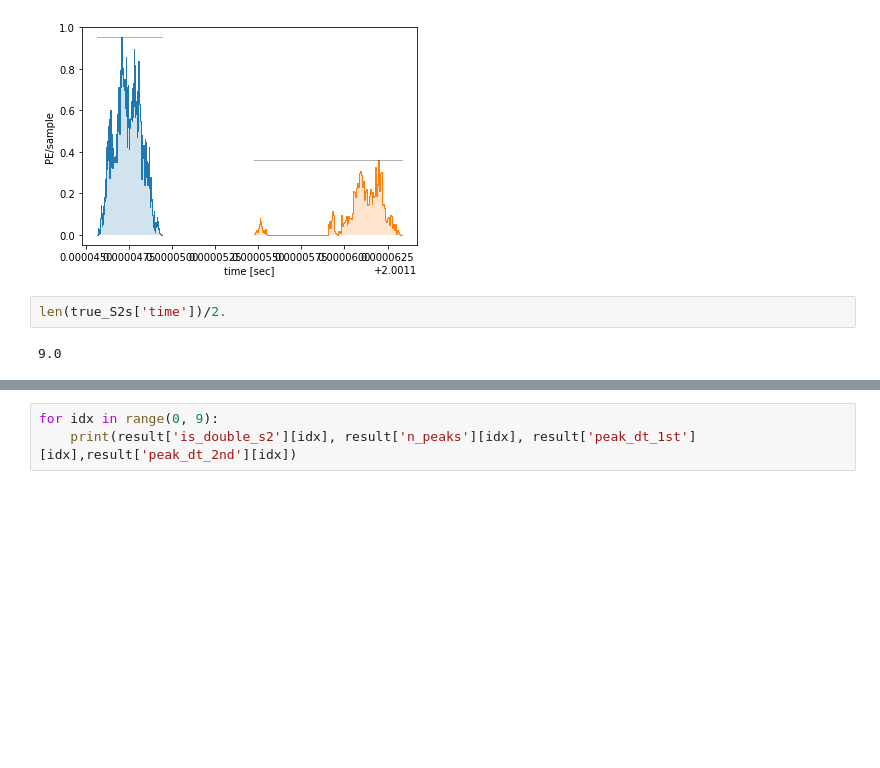
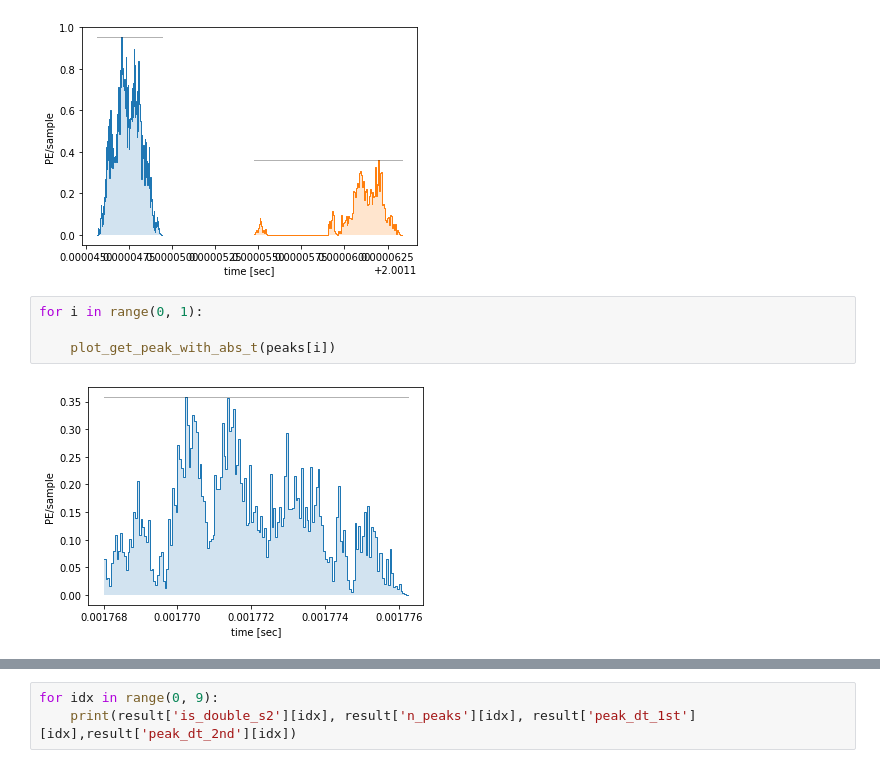
Before and after one commit to skazama/XENONAnalysisScripts, a Jupyter notebook: MultipleScatterRejection/WFsim_training/Simulate_DoubleS2s_with_WFsim.ipynb, the cells around one changed output, grey strips where cells are left out. Saved outputs shown, nothing was run; the diff lists cells and outputs as text; blank space fills up the shorter version.

```diff
--- a/MultipleScatterRejection/WFsim_training/Simulate_DoubleS2s_with_WFsim.ipynb
+++ b/MultipleScatterRejection/WFsim_training/Simulate_DoubleS2s_with_WFsim.ipynb
@@ -324,7 +324,9 @@ for i in range(3, 5):
     plot_get_peak_with_abs_t(peaks[i])
 # %% [output]
 [figure]
-# %%
-len(true_S2s['time'])/2.
-# %% [output]
-9.0
+# %%
+for i in range(0, 1):
+
+    plot_get_peak_with_abs_t(peaks[i])
+# %% [output]
+[figure, added]
```
Also changed, not shown: parts of 5 cells of this notebook.
